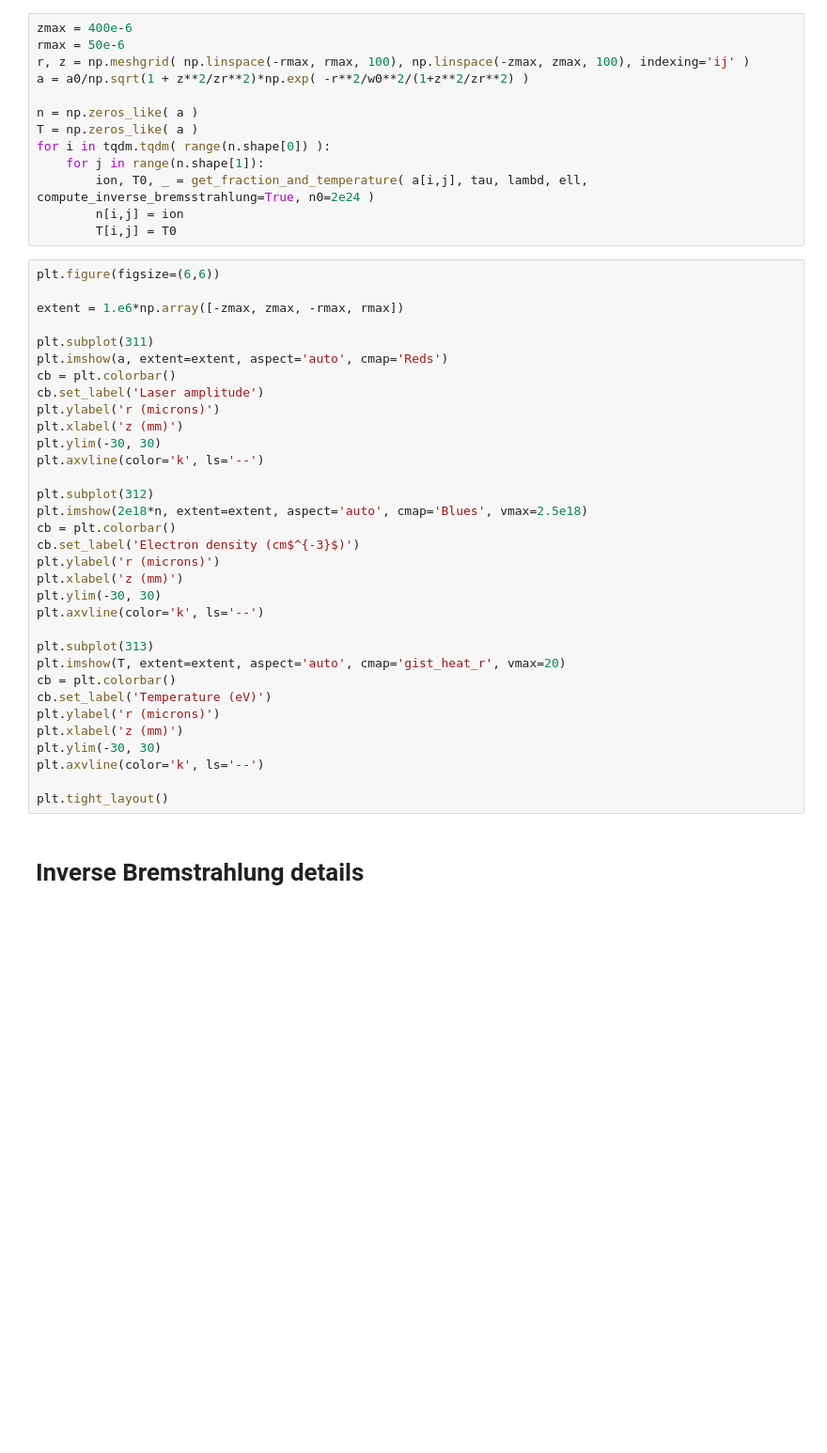
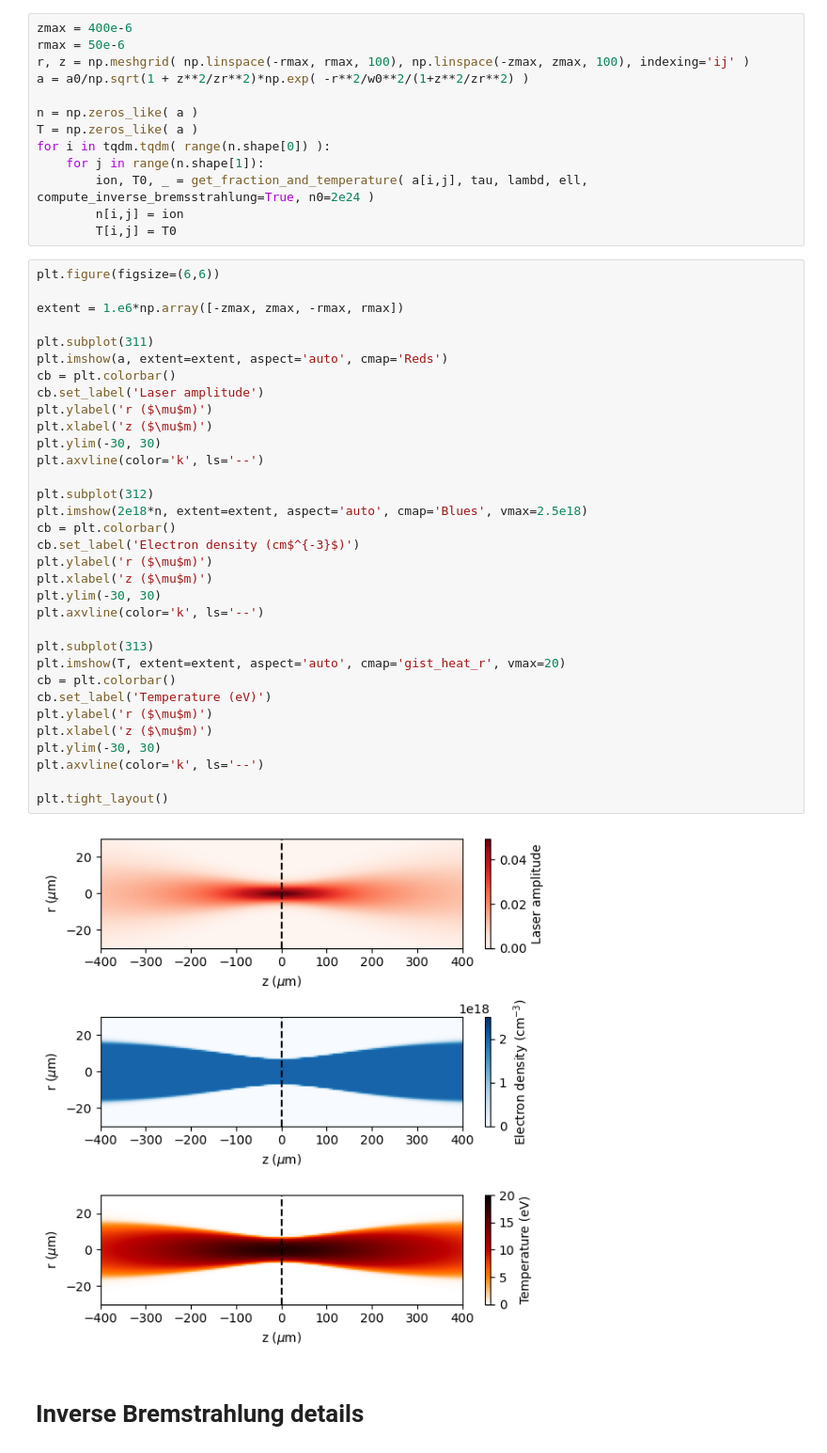
Before and after one commit to chequp-org/chequp, a Jupyter notebook: initial_condition/Plasma_heating.ipynb, the cells around one changed output. Shown at 94% size. Cells and saved outputs as stored; diff of their text form; blank space fills up the shorter version.

```diff
--- a/initial_condition/Plasma_heating.ipynb
+++ b/initial_condition/Plasma_heating.ipynb
@@ -178,36 +183,38 @@ for i in tqdm.tqdm( range(n.shape[0]) ):
 # %%
 plt.figure(figsize=(6,6))
 
 extent = 1.e6*np.array([-zmax, zmax, -rmax, rmax])
 
 plt.subplot(311)
 plt.imshow(a, extent=extent, aspect='auto', cmap='Reds')
 cb = plt.colorbar()
 cb.set_label('Laser amplitude')
-plt.ylabel('r (microns)')
-plt.xlabel('z (mm)')
+plt.ylabel('r ($\mu$m)')
+plt.xlabel('z ($\mu$m)')
 plt.ylim(-30, 30)
 plt.axvline(color='k', ls='--')
 
 plt.subplot(312)
 plt.imshow(2e18*n, extent=extent, aspect='auto', cmap='Blues', vmax=2.5e18)
 cb = plt.colorbar()
 cb.set_label('Electron density (cm$^{-3}$)')
-plt.ylabel('r (microns)')
-plt.xlabel('z (mm)')
+plt.ylabel('r ($\mu$m)')
+plt.xlabel('z ($\mu$m)')
 plt.ylim(-30, 30)
 plt.axvline(color='k', ls='--')
 
 plt.subplot(313)
 plt.imshow(T, extent=extent, aspect='auto', cmap='gist_heat_r', vmax=20)
 cb = plt.colorbar()
 cb.set_label('Temperature (eV)')
-plt.ylabel('r (microns)')
-plt.xlabel('z (mm)')
+plt.ylabel('r ($\mu$m)')
+plt.xlabel('z ($\mu$m)')
 plt.ylim(-30, 30)
 plt.axvline(color='k', ls='--')
 
 plt.tight_layout()
+# %% [output]
+[figure, added]
 # %% [markdown]
 # Inverse Bremstrahlung details
 # %%
```
Also changed, not shown: parts of 2 cells of this notebook, 1 other file.
